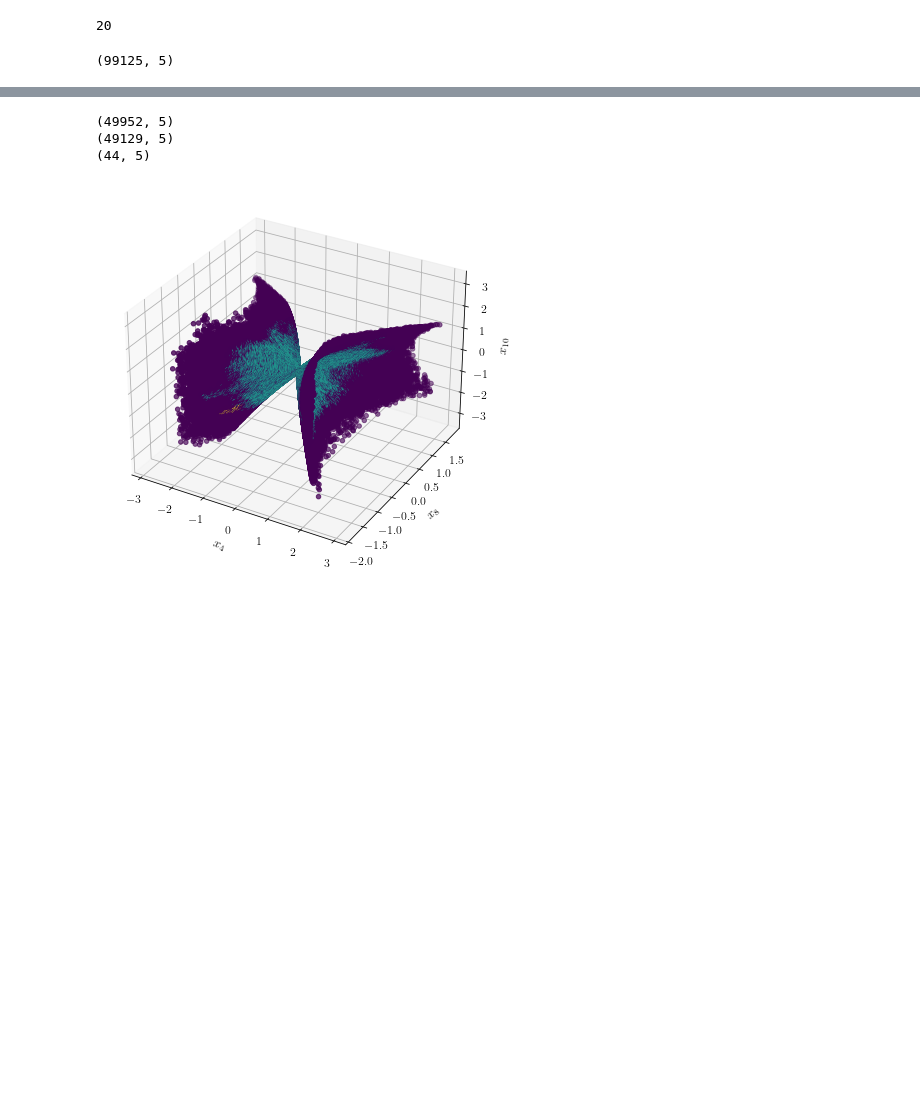
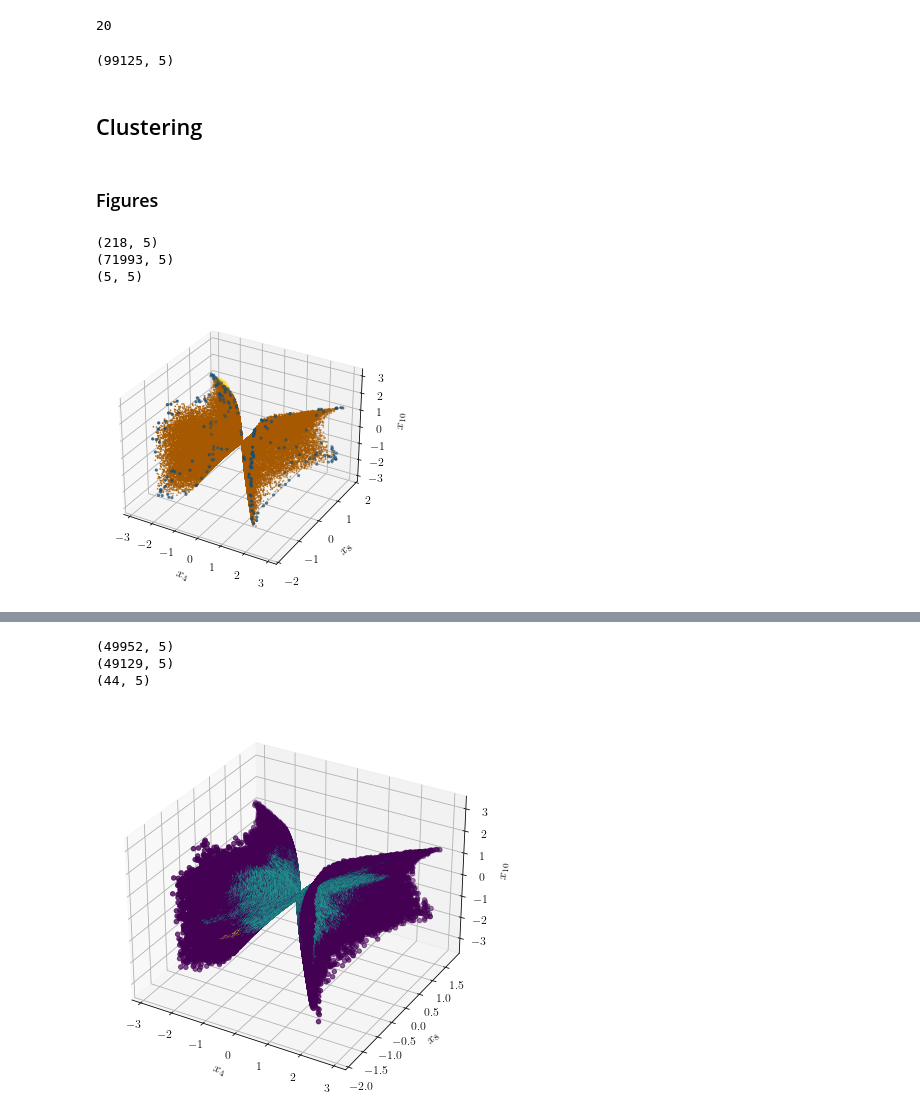
Before and after one commit to c-eloy/MLFlatDirections, a Jupyter notebook: Figures/Figures.ipynb, the cells around one changed output, grey strips where cells are left out. Cells and saved outputs as stored; diff of their text form; code cells hidden in the pictures; blank space fills up the shorter version.

```diff
--- a/Figures/Figures.ipynb
+++ b/Figures/Figures.ipynb
@@ -347,3 +347,57 @@ x_5d_deco = x_5d[np.array(all_local_dim_5d)==3]
 x_5d_deco.shape
 # %% [output]
 (99125, 5)
+# %% [markdown]
+## Clustering
+# %% [markdown]
+### Figures
+# %%
+x5d_desampled = np.load('Points_21_05_2025_m2p2init_updateAdam_desampled.npy')
+# %%
+from sklearn.cluster import HDBSCAN
+
+clusterer = HDBSCAN(min_cluster_size=5)
+labels = clusterer.fit_predict(x5d_desampled)
+
+data_labeled=x5d_desampled[labels!=-1]
+for lab_idx in range(np.max(labels)+2):
+    print(x5d_desampled[labels==lab_idx-1].shape)
+# %% [output]
+(218, 5)
+(71993, 5)
+(5, 5)
+# %%
+%matplotlib inline
+
+fig = plt.figure(figsize=(5,5))
+ax = fig.add_subplot(projection='3d')
+# ax.view_init(elev=25, azim=-45)
+
+# Reduce the number of points to reduce the size of the figure files
+# x5d_desampled0 = x5d_desampled[labels==0]
+# to_be_chosen = np.random.choice(range(x5d_desampled0.shape[0]), 7000,replace=False)
+# x5d_desampled0_less = x5d_desampled0[to_be_chosen]
+
+# ax.scatter(x5d_desampled0_less[:,2],x5d_desampled0_less[:,3],x5d_desampled0_less[:,4],color=my_colors[1], s=0.5, label = 'Cluster 1')#, rasterized = True)
+ax.scatter(x5d_desampled[labels==0,2],x5d_desampled[labels==0,3],x5d_desampled[labels==0,4],color=my_colors[1], s=0.5, label = 'Cluster 1')#, rasterized = True)
+ax.scatter(x5d_desampled[labels==-1,2],x5d_desampled[labels==-1,3],x5d_desampled[labels==-1,4],color=my_colors[0], s=5, label = 'Not assigned')#, rasterized = True)
+ax.scatter(x5d_desampled[labels==1,2],x5d_desampled[labels==1,3],x5d_desampled[labels==1,4],color=my_colors[5], s=50, label = 'Cluster 2')#, rasterized = True)
+ax.set_ylim(-2,2)
+# ax.set_yticks([-1,0,1])
+ax.set_xlabel("$x_4$")
+ax.set_ylabel("$x_8$")
+ax.set_zlabel("$x_{10}$")
+
+# legend = ax.legend(facecolor = 'white',framealpha = 1)
+# fig  = legend.figure
+# fig.canvas.draw()
+# bbox  = legend.get_window_extent()
+# bbox = bbox.from_extents(*(bbox.extents))
+# bbox = bbox.transformed(fig.dpi_scale_trans.inverted())
+# fig.savefig("3d_plot_21_05_2025_desampled_legend.pdf", bbox_inches=bbox)
+
+# plt.savefig("3d_plot_x4_x8_x10_21_05_2025_desampled.png", bbox_inches="tight", dpi=300)
+
+plt.show()
+# %% [output]
+[figure, added]
```
Also changed, not shown: parts of 38 cells of this notebook, 7 other files.
